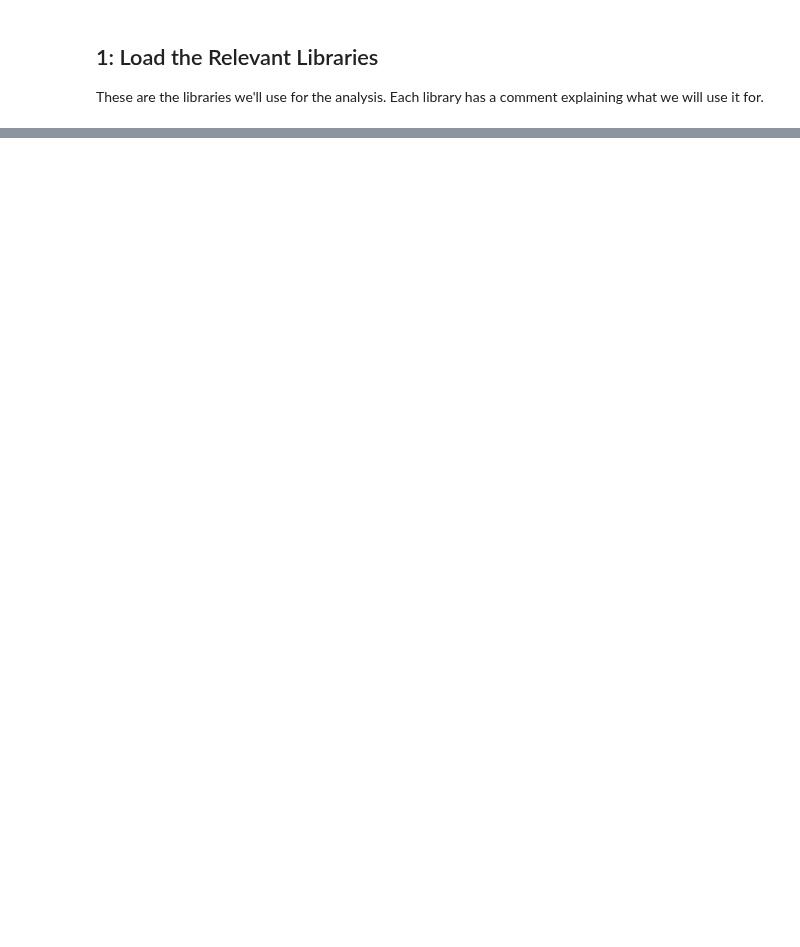
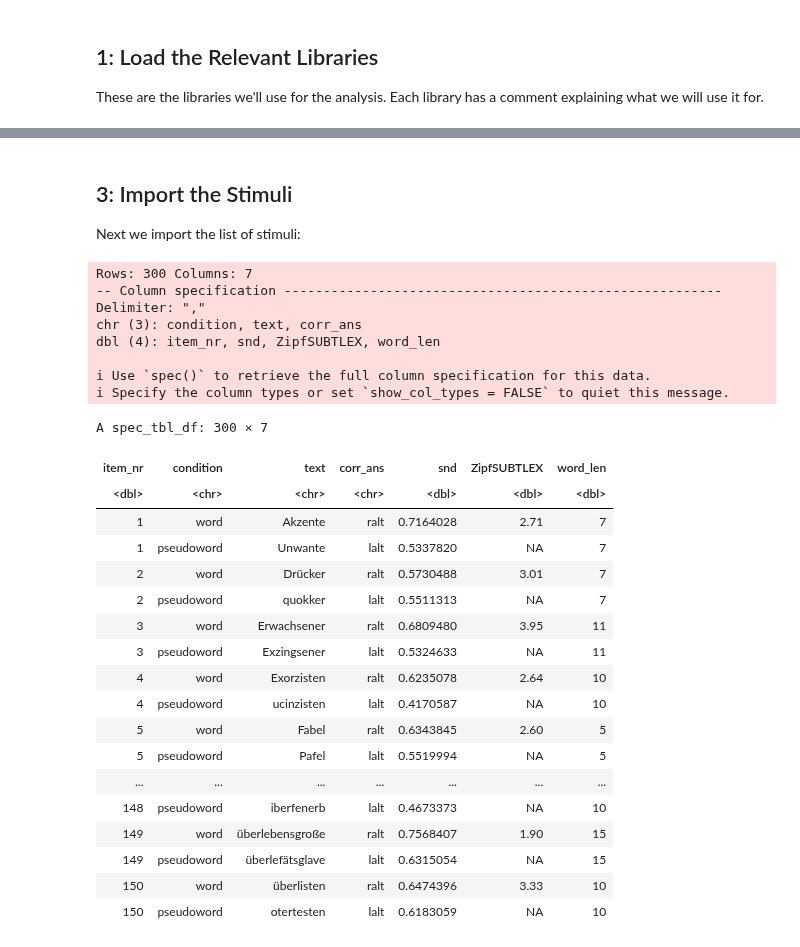
Before and after one commit to JackEdTaylor/expra-wise24, a Jupyter notebook: lecture/demo/demo_analyse.ipynb, the cells around one changed output, grey strips where cells are left out. Cells and saved outputs as stored; diff of their text form; code cells hidden in the pictures; blank space fills up the shorter version.

```diff
--- a/lecture/demo/demo_analyse.ipynb
+++ b/lecture/demo/demo_analyse.ipynb
@@ -286,0 +94,36 @@ Even our small sample size shows a very similar pattern to that described by Pol
+# %% [markdown]
+## 3: Import the Stimuli
+
+Next we import the list of stimuli:
+# %%
+stim <- read_csv("stimuli.csv")
+
+stim
+# %% [output]
+Rows: 300 Columns: 7
+-- Column specification --------------------------------------------------------
+Delimiter: ","
+chr (3): condition, text, corr_ans
+dbl (4): item_nr, snd, ZipfSUBTLEX, word_len
+
+i Use `spec()` to retrieve the full column specification for this data.
+i Specify the column types or set `show_col_types = FALSE` to quiet this message.
+A spec_tbl_df: 300 × 7
+| item_nr | condition | text | corr_ans | snd | ZipfSUBTLEX | word_len |
+| <dbl> | <chr> | <chr> | <chr> | <dbl> | <dbl> | <dbl> |
+| 1 | word | Akzente | ralt | 0.7164028 | 2.71 | 7 |
+| 1 | pseudoword | Unwante | lalt | 0.5337820 | NA | 7 |
+| 2 | word | Drücker | ralt | 0.5730488 | 3.01 | 7 |
+| 2 | pseudoword | quokker | lalt | 0.5511313 | NA | 7 |
+| 3 | word | Erwachsener | ralt | 0.6809480 | 3.95 | 11 |
+| 3 | pseudoword | Exzingsener | lalt | 0.5324633 | NA | 11 |
+| 4 | word | Exorzisten | ralt | 0.6235078 | 2.64 | 10 |
+| 4 | pseudoword | ucinzisten | lalt | 0.4170587 | NA | 10 |
+| 5 | word | Fabel | ralt | 0.6343845 | 2.60 | 5 |
+| 5 | pseudoword | Pafel | lalt | 0.5519994 | NA | 5 |
+| ... | ... | ... | ... | ... | ... | ... |
+| 148 | pseudoword | iberfenerb | lalt | 0.4673373 | NA | 10 |
+| 149 | word | überlebensgroße | ralt | 0.7568407 | 1.90 | 15 |
+| 149 | pseudoword | überlefätsglave | lalt | 0.6315054 | NA | 15 |
+| 150 | word | überlisten | ralt | 0.6474396 | 3.33 | 10 |
+| 150 | pseudoword | otertesten | lalt | 0.6183059 | NA | 10 |
```
Also changed, not shown: parts of 67 cells of this notebook, 27 other files.
